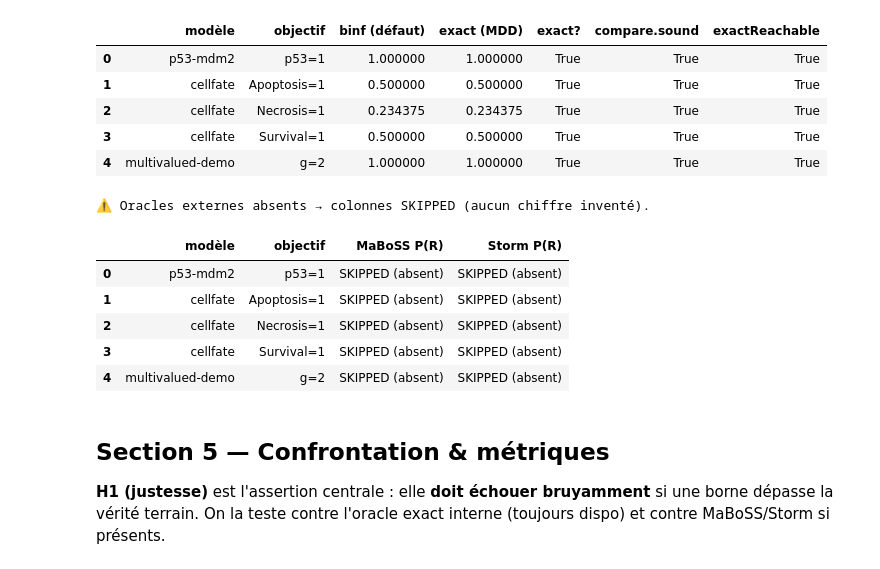
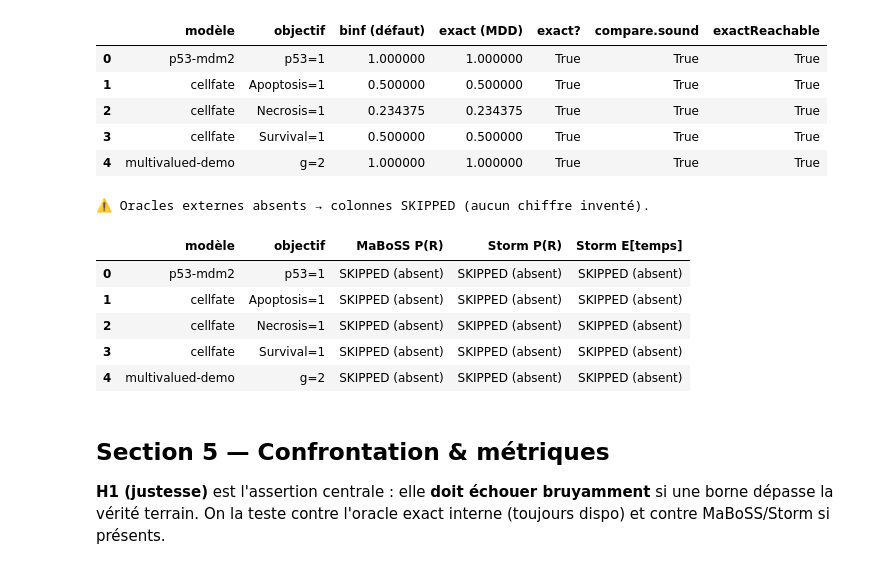
Before and after one commit to Louis-Fippo/quasar, a Jupyter notebook: experiments/validation_chap4.ipynb, the cells around one changed output. Drawn from its saved outputs; the diff is of its cells as text; code cells hidden in the pictures.

```diff
--- a/experiments/validation_chap4.ipynb
+++ b/experiments/validation_chap4.ipynb
@@ -445,44 +445,62 @@ def bnd_of(name):
     return p if p.is_file() else None
 
 # Capture des temps d'atteinte MaBoSS (fiche V1) -> dict {(name,goal): data JSON}
 MABOSS_HITTING = {}
 def maboss_hitting(name, goal):
     bnd = bnd_of(name)
     if not ORACLES["maboss"] or bnd is None:
         return None
     r = run_quasar(["verify", "maboss", str(bnd), "--goal", goal,
                     "--samples", str(N_SAMPLES), "--max-time", str(MAX_TIME)], use_cache=False)
     return None if (r["_unavailable"] or not r["_ok"]) else r.get("data")
 
+# Storm exact (fiche V2) : proba exacte + temps d'atteinte espéré, via --json.
+STORM = {}
+def storm_exact(name, goal):
+    if not ORACLES["storm"]:
+        return None
+    anx = MODELS[name]["anx"]
+    p = run_quasar(["verify", "storm", str(anx), "--goal", goal, "--metric", "prob"],
+                   use_cache=False)
+    t = run_quasar(["verify", "storm", str(anx), "--goal", goal, "--metric", "expected-time"],
+                   use_cache=False)
+    if p["_unavailable"]:
+        return None
+    return {"prob": (p.get("data") or {}).get("prob"),
+            "expectedTime": (t.get("data") or {}).get("expectedTime")}
+
 ext_oracle = []
 for name, goal, frm in GOALS:
-    row = {"modèle": name, "objectif": goal, "MaBoSS P(R)": None, "Storm P(R)": None}
+    row = {"modèle": name, "objectif": goal, "MaBoSS P(R)": None,
+           "Storm P(R)": None, "Storm E[temps]": None}
     h = maboss_hitting(name, goal)
     if h is not None:
         MABOSS_HITTING[(name, goal)] = h
         row["MaBoSS P(R)"] = h.get("prob")
     else:
         row["MaBoSS P(R)"] = "SKIPPED (absent)" if not ORACLES["maboss"] else "n/a (.bnd absent)"
-    if ORACLES["storm"]:
-        anx = MODELS[name]["anx"]
-        r = run_quasar(["verify", "storm", str(anx), "--goal", goal], want_json=False)
-        row["Storm P(R)"] = "SKIPPED" if r["_unavailable"] else _parse_prob(r["_raw"])
+    s = storm_exact(name, goal)
+    if s is not None:
+        STORM[(name, goal)] = s
+        row["Storm P(R)"] = s["prob"]
+        row["Storm E[temps]"] = s["expectedTime"]
     else:
         row["Storm P(R)"] = "SKIPPED (absent)"
+        row["Storm E[temps]"] = "SKIPPED (absent)"
     ext_oracle.append(row)
 
 EXT_ORACLE = pd.DataFrame(ext_oracle)
 if not (ORACLES["maboss"] or ORACLES["storm"]):
     print("⚠️ Oracles externes absents → colonnes SKIPPED (aucun chiffre inventé).")
 EXT_ORACLE
 # %% [output]
 ⚠️ Oracles externes absents → colonnes SKIPPED (aucun chiffre inventé).
-|  | modèle | objectif | MaBoSS P(R) | Storm P(R) |
-| 0 | p53-mdm2 | p53=1 | SKIPPED (absent) | SKIPPED (absent) |
-| 1 | cellfate | Apoptosis=1 | SKIPPED (absent) | SKIPPED (absent) |
-| 2 | cellfate | Necrosis=1 | SKIPPED (absent) | SKIPPED (absent) |
-| 3 | cellfate | Survival=1 | SKIPPED (absent) | SKIPPED (absent) |
-| 4 | multivalued-demo | g=2 | SKIPPED (absent) | SKIPPED (absent) |
+|  | modèle | objectif | MaBoSS P(R) | Storm P(R) | Storm E[temps] |
+| 0 | p53-mdm2 | p53=1 | SKIPPED (absent) | SKIPPED (absent) | SKIPPED (absent) |
+| 1 | cellfate | Apoptosis=1 | SKIPPED (absent) | SKIPPED (absent) | SKIPPED (absent) |
+| 2 | cellfate | Necrosis=1 | SKIPPED (absent) | SKIPPED (absent) | SKIPPED (absent) |
+| 3 | cellfate | Survival=1 | SKIPPED (absent) | SKIPPED (absent) | SKIPPED (absent) |
+| 4 | multivalued-demo | g=2 | SKIPPED (absent) | SKIPPED (absent) | SKIPPED (absent) |
 # %% [markdown]
 ## Section 5 — Confrontation & métriques
 
```
Also changed, not shown: parts of 7 cells of this notebook, 4 other files.
